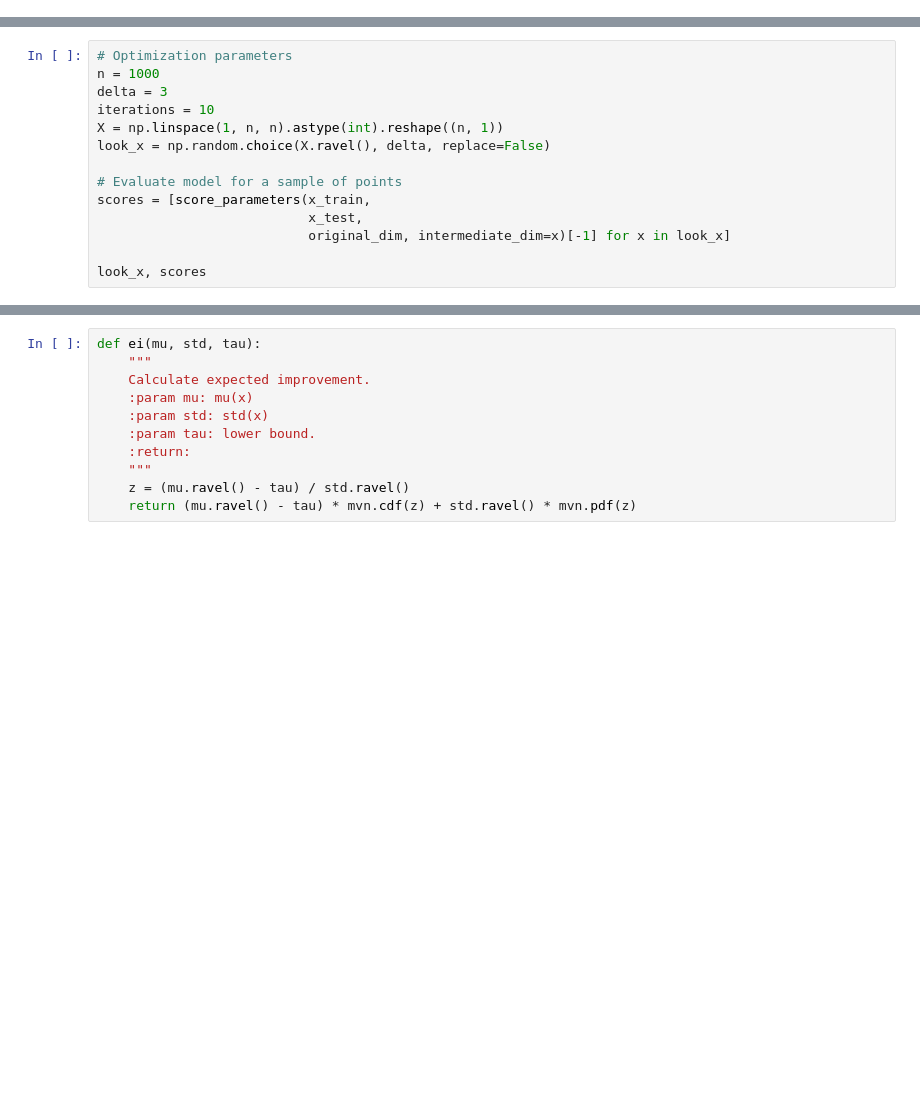
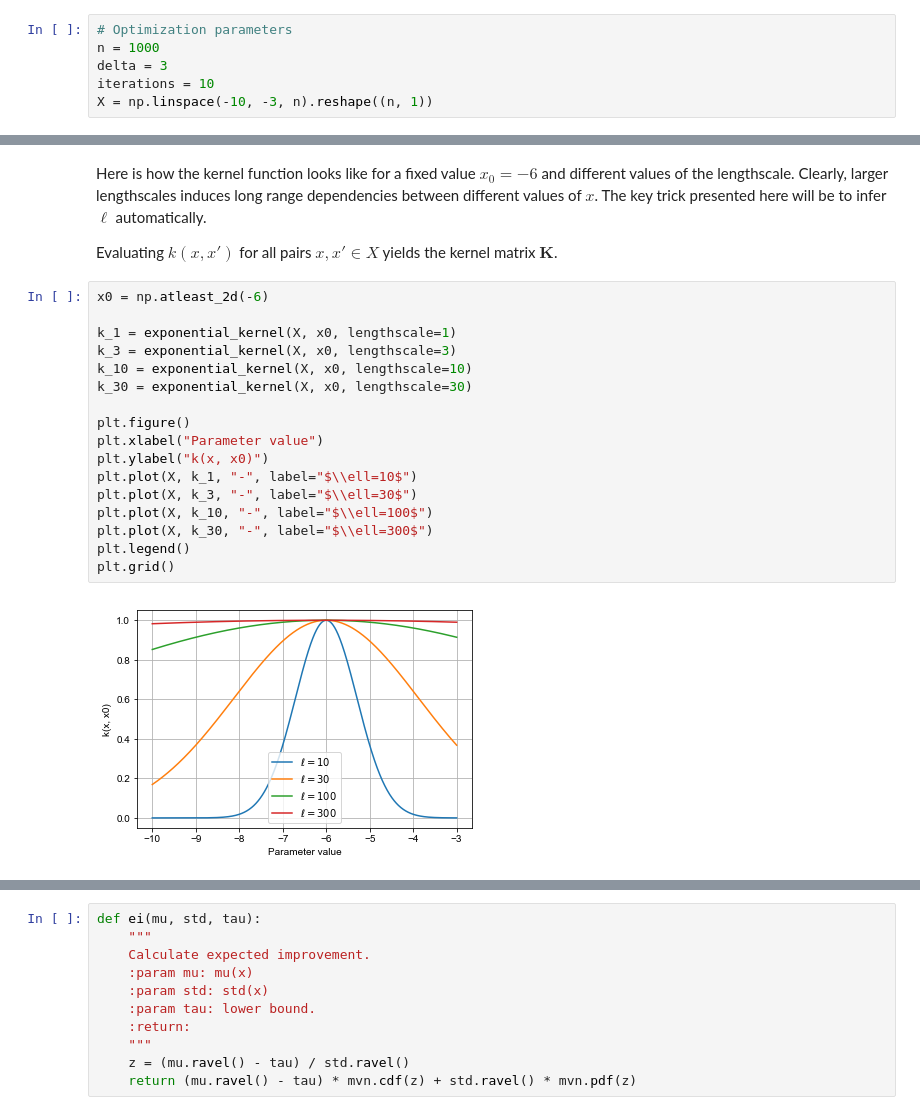
Before and after one commit to mstrazar/mstrazar.github.io, a Jupyter notebook: notebooks/bayopt-vae/bayopt-vae.ipynb, the cells around one changed output, grey strips where cells are left out. Cells and saved outputs as stored; diff of their text form; blank space fills up the shorter version.

Commit message:
Draft optimization of 1D VAE.

```diff
--- a/notebooks/bayopt-vae/bayopt-vae.ipynb
+++ b/notebooks/bayopt-vae/bayopt-vae.ipynb
@@ -15,0 +75,6 @@ Using TensorFlow backend.
+# %%
+# Optimization parameters
+n = 1000
+delta = 3
+iterations = 10
+X = np.linspace(-10, -3, n).reshape((n, 1))
@@ -53,14 +108,0 @@ def score_parameters(x_train, x_test, original_dim,
-# %%
-# Optimization parameters
-n = 1000
-delta = 3
-iterations = 10
-X = np.linspace(1, n, n).astype(int).reshape((n, 1))
-look_x = np.random.choice(X.ravel(), delta, replace=False)
-
-# Evaluate model for a sample of points
-scores = [score_parameters(x_train,
-                           x_test,
-                           original_dim, intermediate_dim=x)[-1] for x in look_x]
-
-look_x, scores
@@ -70,0 +133,23 @@ Let's defined the above model in STAN. The code is passed as a string, which is
+# %% [markdown]
+Here is how the kernel function looks like for a fixed value $x_0=-6$ and different values of the lengthscale. Clearly, larger lengthscales induces long range dependencies between different values of $x$. The key trick presented here will be to infer $\ell$ automatically.
+
+Evaluating $k(x, x')$ for all pairs $x, x' \in X$ yields the kernel matrix $\mathbf{K}$.
+# %%
+x0 = np.atleast_2d(-6)
+
+k_1 = exponential_kernel(X, x0, lengthscale=1)
+k_3 = exponential_kernel(X, x0, lengthscale=3)
+k_10 = exponential_kernel(X, x0, lengthscale=10)
+k_30 = exponential_kernel(X, x0, lengthscale=30)
+
+plt.figure()
+plt.xlabel("Parameter value")
+plt.ylabel("k(x, x0)")
+plt.plot(X, k_1, "-", label="$\\ell=10$")
+plt.plot(X, k_3, "-", label="$\\ell=30$")
+plt.plot(X, k_10, "-", label="$\\ell=100$")
+plt.plot(X, k_30, "-", label="$\\ell=300$")
+plt.legend()
+plt.grid()
+# %% [output]
+[figure, added]
```
Also changed, not shown: parts of 59 cells of this notebook, 2 other files.
